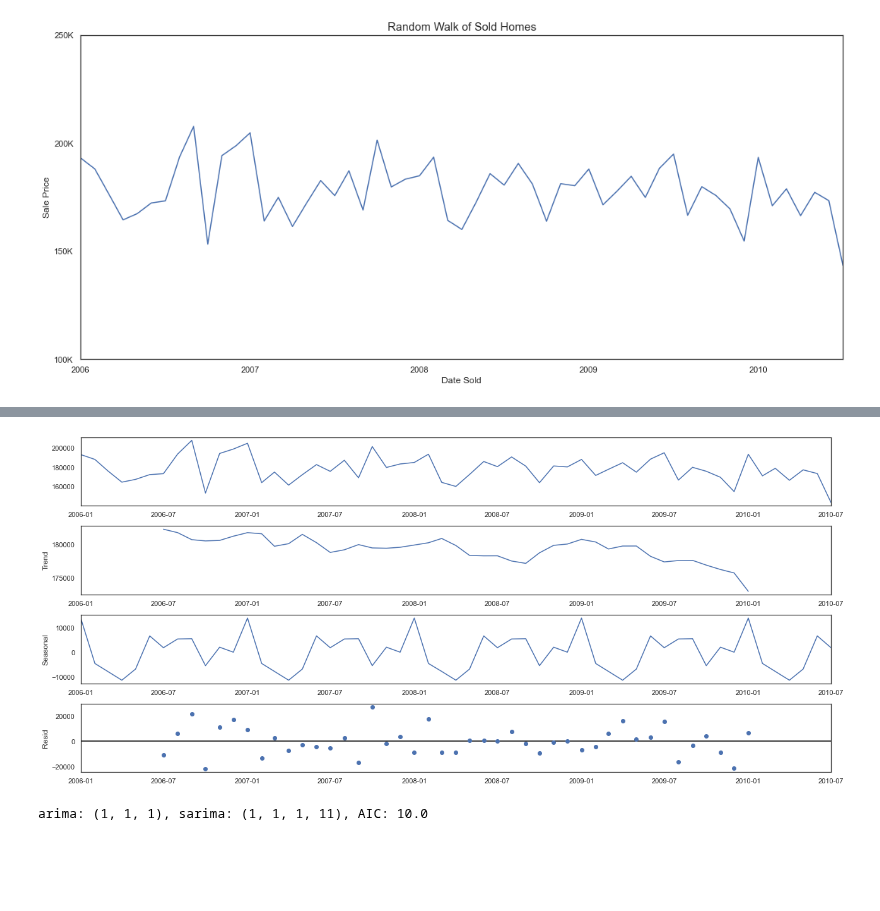
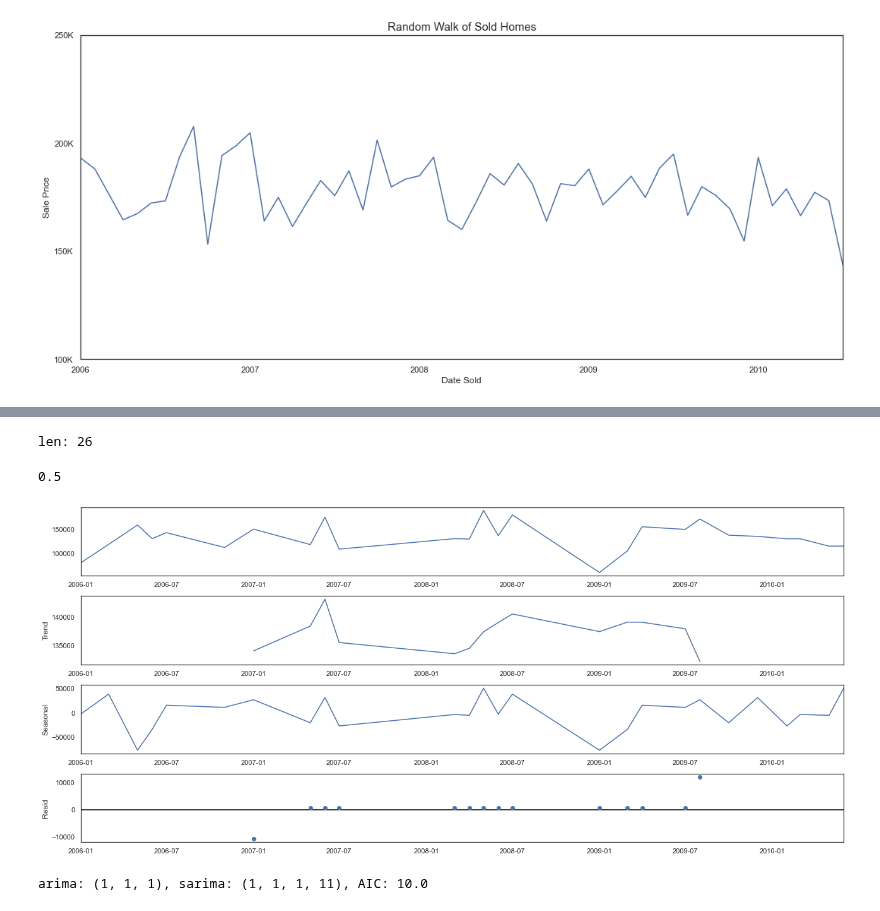
Before and after one commit to danielosetiawan/Ames_Housing_ML, a Jupyter notebook: TimeSeries.ipynb, the cells around one changed output, grey strips where cells are left out. Cells and saved outputs as stored; diff of their text form; code cells hidden in the pictures; blank space fills up the shorter version.

```diff
--- a/TimeSeries.ipynb
+++ b/TimeSeries.ipynb
@@ -48,0 +49,15 @@ adf test: -6.948276068898889, p-value: 1.8493823638383215e-08
+# %%
+neighborhood = 'SWISU'
+
+housing = pd.read_csv('./data/Ames_Housing_Price_Data.csv', index_col=0)
+housing = housing[housing['Neighborhood'] == neighborhood]
+DateSold = pd.to_datetime(housing['YrSold'].astype(str) + '-' +
+                        housing['MoSold'].astype(str) + '-1').rename('DateSold')
+df = housing[['SalePrice']].set_index(DateSold).groupby('DateSold').mean()
+print(f'len: {len(df)}')
+# %% [output]
+len: 26
+# %%
+len(df)/2
+# %% [output]
+0.5
@@ -49,14 +82,14 @@ adf test: -6.948276068898889, p-value: 1.8493823638383215e-08
 # %%
 rcParams['figure.figsize'] = 18, 8
-decomposition = sm.tsa.seasonal_decompose(df, model='additive')
+decomposition = sm.tsa.seasonal_decompose(df, model='additive', period=13)
 fig = decomposition.plot()
 plt.show()
 
 # there's a clear trend downwards -- this is probably due to the housing crisis
 # we can also clearly see a seasonality trend
 # residuals all look normalized, for the most part
 # %% [output]
-[figure, old version]
+[figure, new version]
 # %%
 # lets find the best parameters with the lowest AIC score and lowest MSE
 
```
Also changed, not shown: parts of 20 cells of this notebook, 7 other files.
